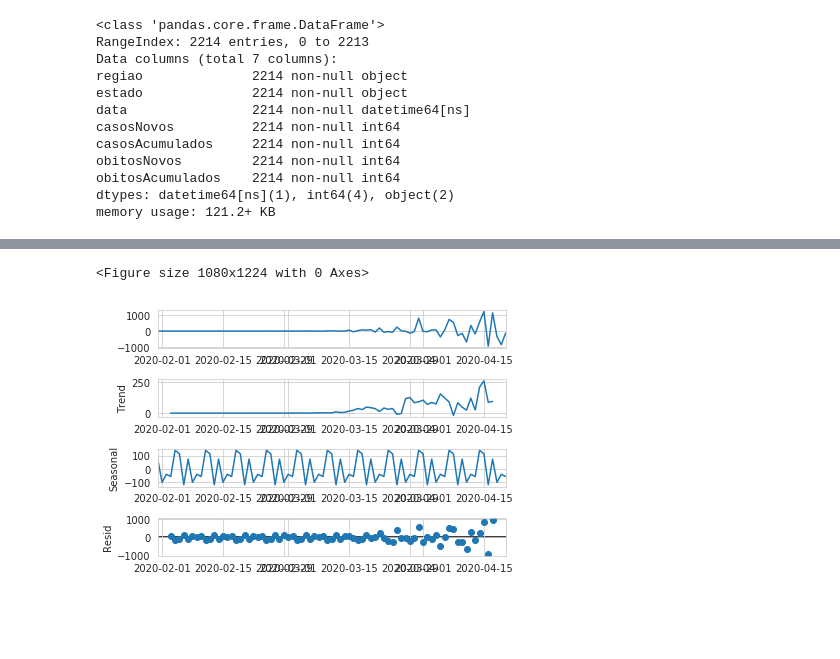
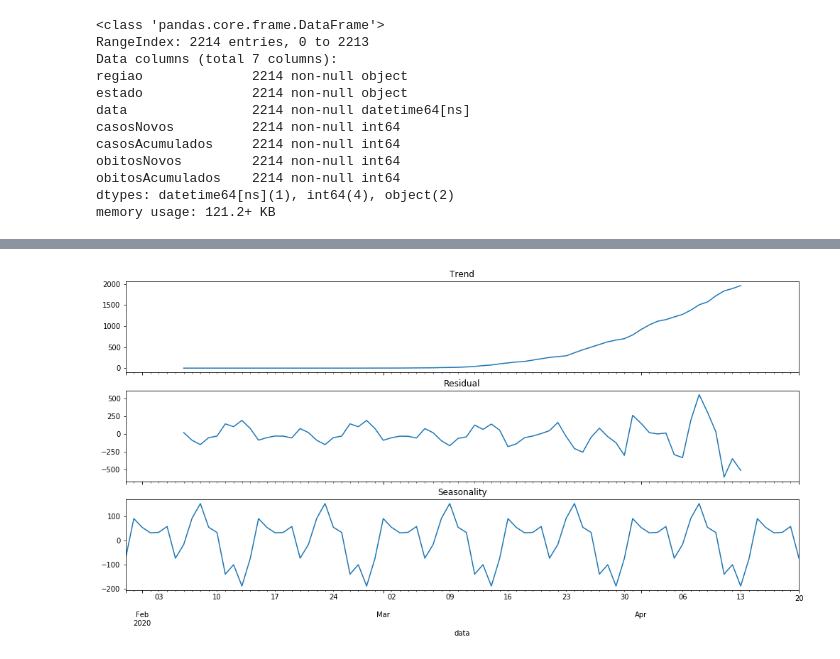
Before and after one commit to vittorfp/covid-19-analysis, a Jupyter notebook: notebooks/05-covid-19-ts-forecasting.ipynb, the cells around one changed output, grey strips where cells are left out. Saved outputs shown, nothing was run; the diff lists cells and outputs as text; code cells hidden in the pictures; blank space fills up the shorter version.

```diff
--- a/notebooks/05-covid-19-ts-forecasting.ipynb
+++ b/notebooks/05-covid-19-ts-forecasting.ipynb
@@ -38,0 +89,13 @@ def plot_ts(series):
+# %%
+
+def plot_decomposition(series):
+    fig, (ax1,ax2,ax3) = plt.subplots(3,1, figsize=(17,8), sharex=True)
+    res = seasonal_decompose(new_cases, model='aditive', freq=15)
+    res.trend.plot(ax=ax1)
+    res.resid.plot(ax=ax2)
+    res.seasonal.plot(ax=ax3)
+
+    ax1.set_title('Trend');
+    ax2.set_title('Residual');
+    ax3.set_title('Seasonality');
+    return res
@@ -57,10 +116,4 @@ plt.show()
-# %%
-from statsmodels.tsa.seasonal import seasonal_decompose
-
-fig = plt.figure(figsize=(15, 17));
-result = seasonal_decompose(new_cases.diff()[1:], model='aditive')
-result.plot()
-plt.show()
-# %% [output]
-<Figure size 1080x1224 with 0 Axes>
-[figure, removed]
+# %%
+ts1_res = plot_decomposition(ts1);
+# %% [output]
+[figure, added]
```
Also changed, not shown: parts of 36 cells of this notebook, 1 other file.
